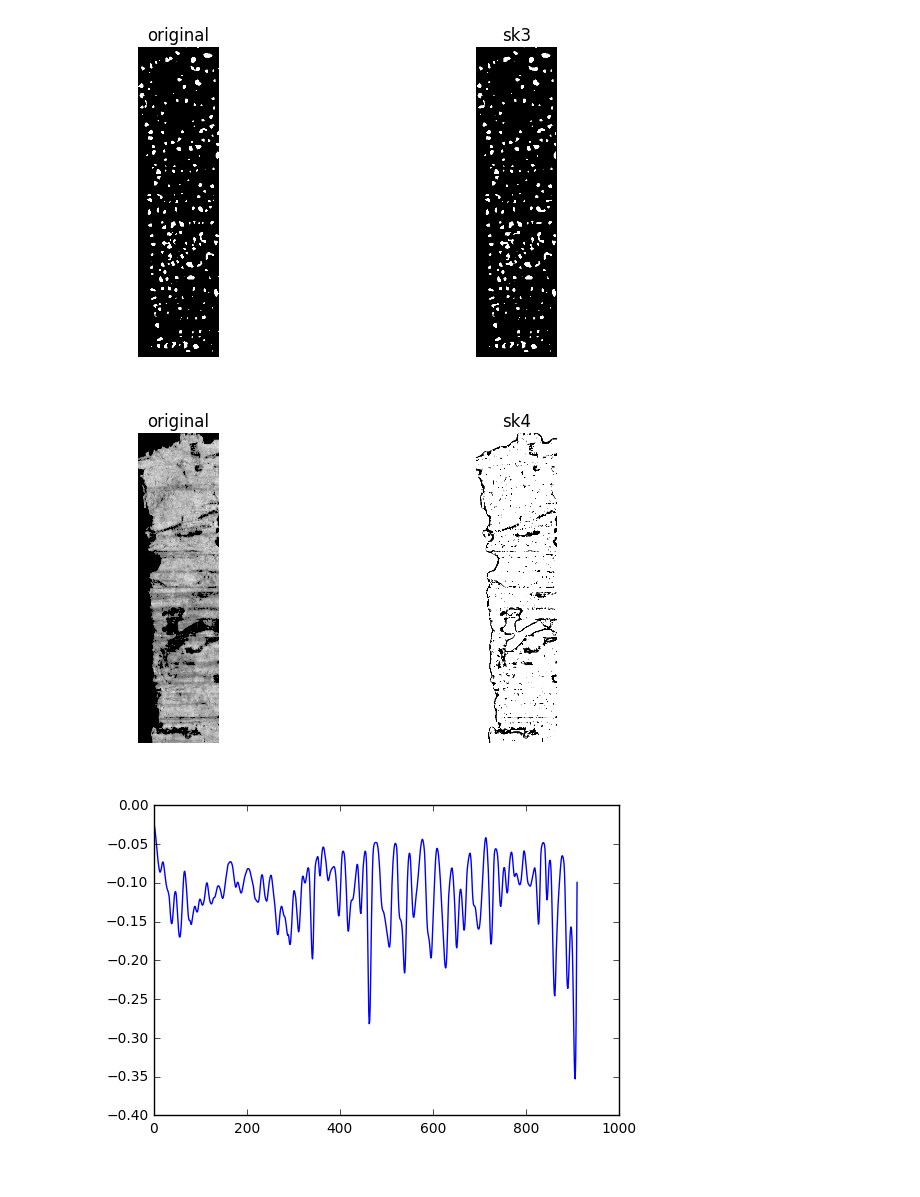
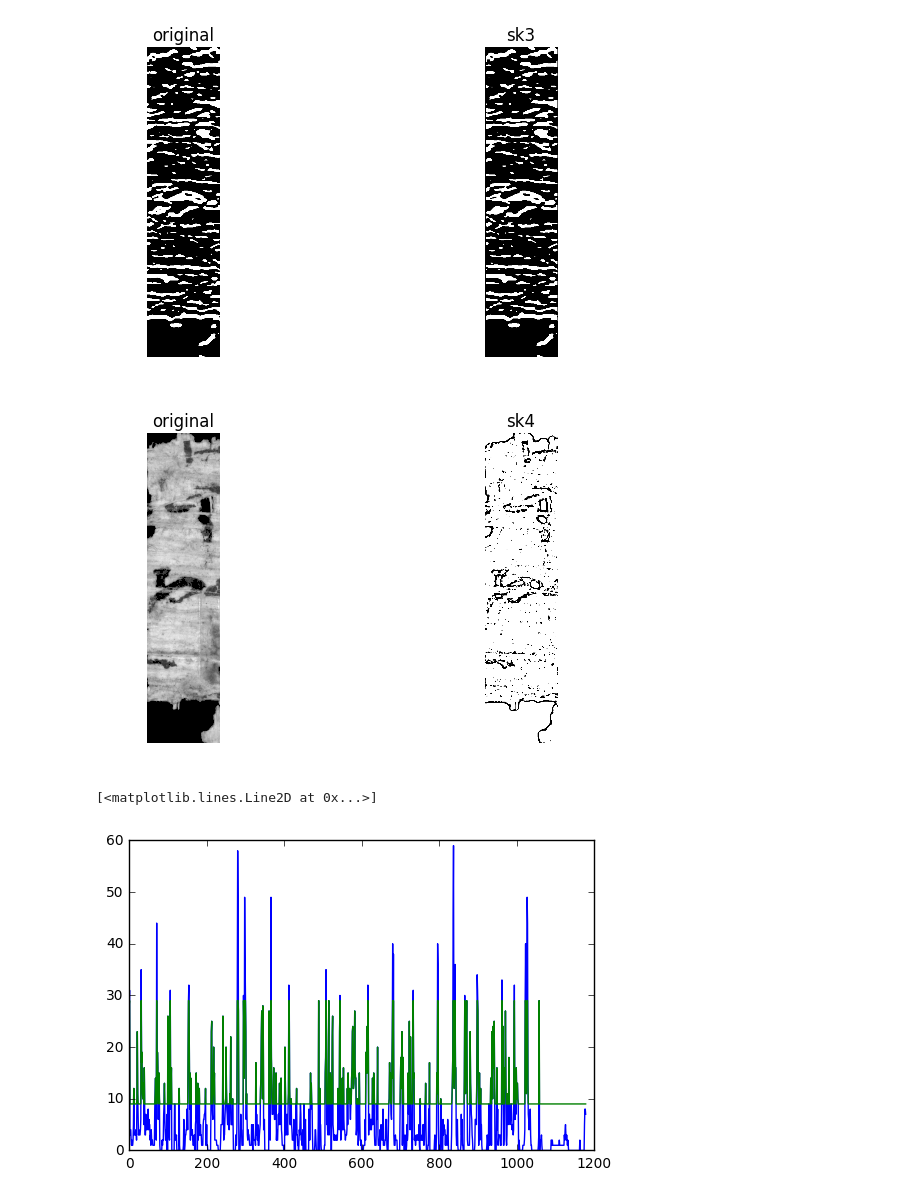
Before and after one commit to roy651/thesis, a Jupyter notebook: 3_PSD_and_filters.ipynb, the cells around one changed output. Drawn from its saved outputs; the diff is of its cells as text; code cells hidden in the pictures.

```diff
--- a/3_PSD_and_filters.ipynb
+++ b/3_PSD_and_filters.ipynb
@@ -76,9 +82,23 @@ def calc_min_max_coordinates(image, crop_val=50):
     xmin,xmax = find_min_max_without_orphand_pixels(temp[1])
     return ymin, ymax, xmin, xmax
 
+def calc_min_max_coordinates_dynamic(image, cutoff=1):
+    temp = exposure.equalize_adapthist(image, clip_limit=0.03)
+    flat = np.sort(np.matrix.getA1(temp))
+    sum_all = np.sum(flat)
+    index = np.argmin(flat.cumsum() < (sum_all * cutoff))
+
+    temp = thresholded(temp, flat[index])
+    temp = temp * 1
+    temp = np.nonzero(temp)
+    ymin, ymax = find_min_max_without_orphand_pixels(temp[0])
+    xmin,xmax = find_min_max_without_orphand_pixels(temp[1])
+    return ymin, ymax, xmin, xmax
+
+
 def crop_full_scan(image):
     temp = crop(image, 600, 4300, 1000, 6000)
-    ymin, ymax, xmin, xmax = calc_min_max_coordinates(temp)
+    ymin, ymax, xmin, xmax = calc_min_max_coordinates_dynamic(temp, cutoff=0.88)
     temp = crop(image, 600+ymin, 600+ymax, 1000+xmin, 1000+xmax)
     return temp
 
@@ -229,7 +249,7 @@ def plot_comparison(original, filtered, filter_name):
     ax2.set_adjustable('box-forced')
 # %%
 # Read the blue wave-length image and show it
-blue = read_and_crop("P598-Fg009-R-C01-R01-D07012014-T124136-LR445__001.jpg")
+blue = read_and_crop("P598-Fg009-R-C01-R01-D07012014-T124244-LR924__012.jpg")
 
 # Show the relevant image
 plt.imshow(blue)
@@ -268,10 +288,13 @@ from skimage.feature import hessian_matrix, hessian_matrix_eigvals
 
 # the ridge filter is the major eigenvalue of the Hessian matrix
 hxx, hxy, hyy = hessian_matrix(left_edge_rotated, sigma=5)
-i1, i2 = hessian_matrix_eigvals(hxx, hxy, hyy)
-#i2 is the major eigenvalue...
+plot_comparison(left_edge_rotated, hyy, "Ridge filtered")
+i2 = hyy
 
-#Visualise the result
-# plt.imshow(i2, cmap='gray')
-plot_comparison(left_edge_rotated, i2, "Ridge filtered")
+# i1, i2 = hessian_matrix_eigvals(hxx, hxy, hyy)
+# #i2 is the major eigenvalue...
+
+# #Visualise the result
+# # plt.imshow(i2, cmap='gray')
+# plot_comparison(left_edge_rotated, i2, "Ridge filtered")
 # %% [output]
@@ -311,7 +338,7 @@ sk3 = sk3 * 1
 sk3 = mp.binary_closing(sk3, mp.rectangle(1,6))
 plot_comparison(temp, sk3, 'sk3')
 # %% [output]
-[figure, old version]
+[figure, new version]
 # %%
 # Just playing.. with another filter...
 import skimage.filters as ftr
@@ -319,17 +346,18 @@ block_size = 35
 sk4 = ftr.threshold_adaptive(left_edge_rotated, block_size, offset=10)
 plot_comparison(left_edge_rotated, sk4, 'sk4')
 # %% [output]
-[figure, old version]
+[figure, new version]
 # %%
 # Get the sum for each row (representing the ridges) and the clip the sum to avoid extremes
-left_sum = np.sum(sk3, axis=1)
+left_sum = np.sum(sk1, axis=1)
 # Draw the sum graph - reflecting a kind of a ridges fingerprint
 plt.plot(left_sum)
 
 left_sum_clipped = np.clip(left_sum, 9, 29)
 plt.plot(left_sum_clipped)
 # %% [output]
+[<matplotlib.lines.Line2D at 0x...>]
-[figure, old version]
+[figure, new version]
 # %%
 # Calculate PSD - Represent the power for each of the frequencies within  the data (Freq=1/pixel)
 # %%
```
Also changed, not shown: parts of 14 cells of this notebook, 3 other files.
